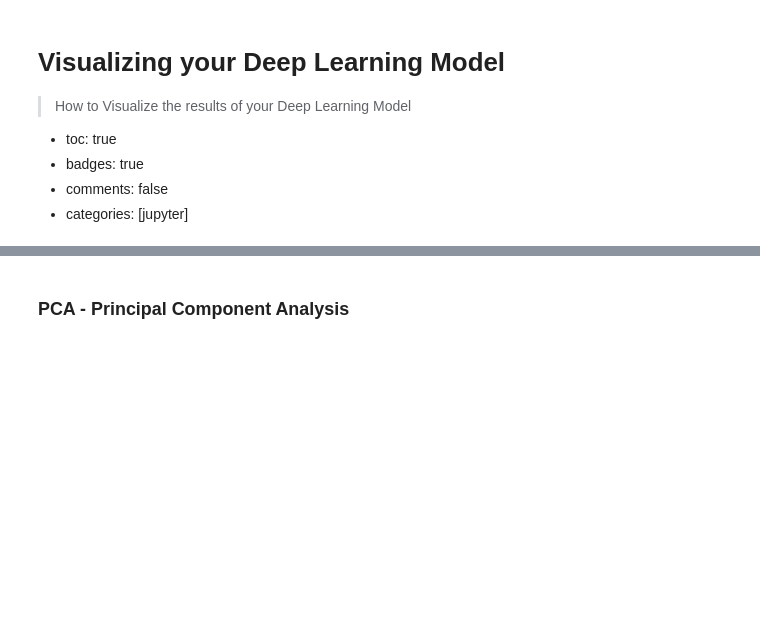
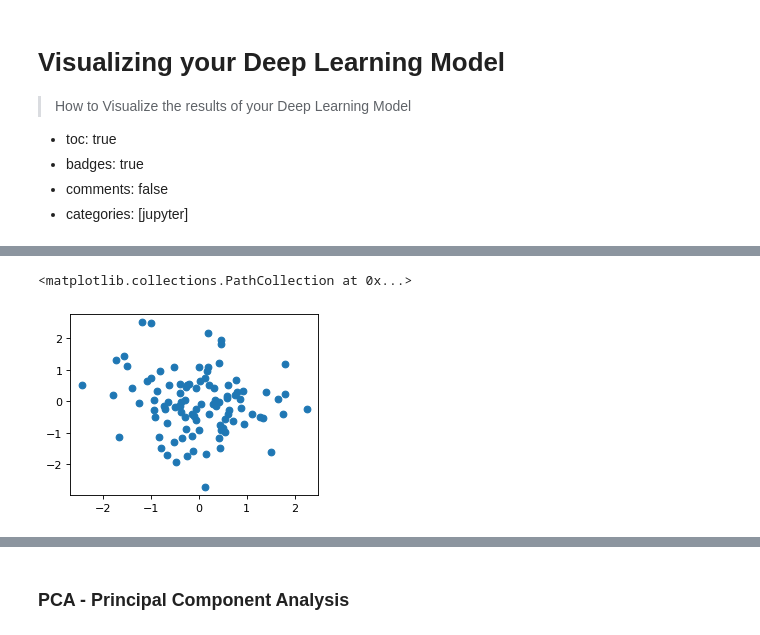
Before and after one commit to shubhangi-tandon/fastnotes, a Jupyter notebook: _notebooks/2021-09-19-Visualizing_DL_Models.ipynb, the cells around one changed output, grey strips where cells are left out. Saved outputs shown, nothing was run; the diff lists cells and outputs as text; code cells hidden in the pictures; blank space fills up the shorter version.

```diff
--- a/_notebooks/2021-09-19-Visualizing_DL_Models.ipynb
+++ b/_notebooks/2021-09-19-Visualizing_DL_Models.ipynb
@@ -8,0 +19,9 @@
+# %%
+from matplotlib.pyplot import figure
+figure(figsize=(4, 3), dpi=80)
+import torch
+X = torch.normal(0, 1, (100, 2))
+plt.scatter(X[:,(0)].detach().numpy(), X[:, (1)].numpy())
+# %% [output]
+<matplotlib.collections.PathCollection at 0x...>
+[figure, added]
```
Also changed, not shown: parts of 16 cells of this notebook, 10 other files.
